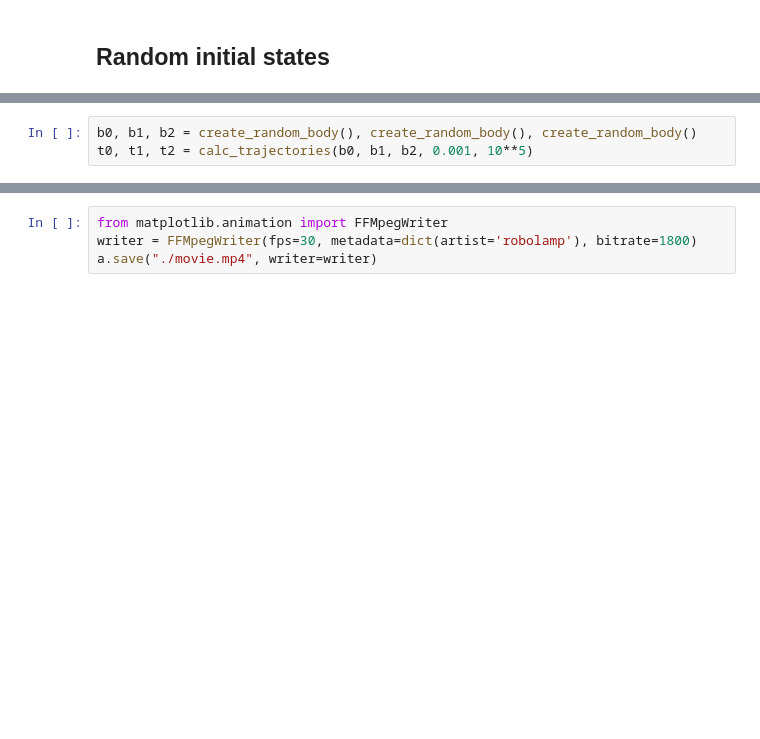
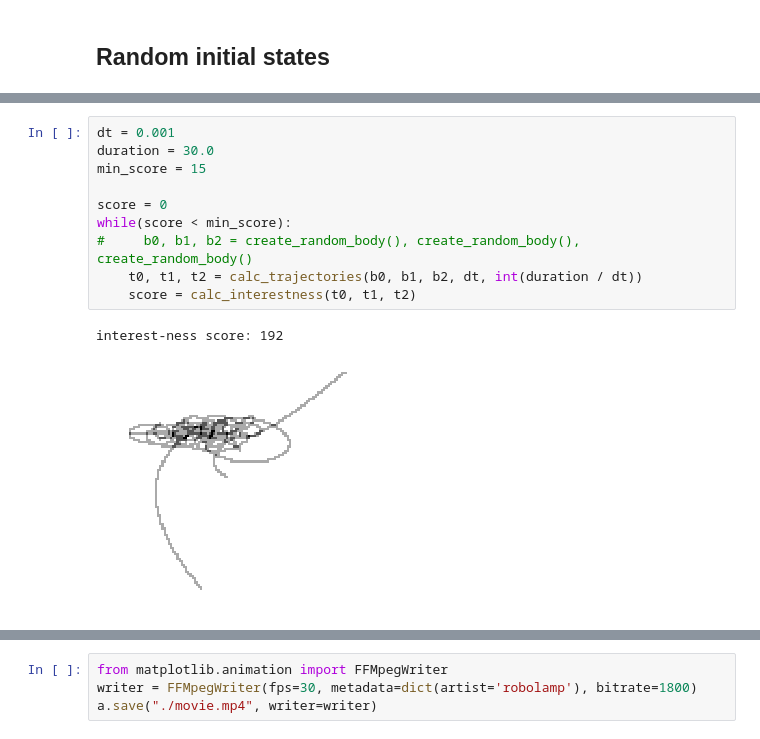
Before and after one commit to robolamp/3_body_problem_bot, a Jupyter notebook: 3_body_problem_physics_proof_of_concept.ipynb, the cells around one changed output, grey strips where cells are left out. Cells and saved outputs as stored; diff of their text form; blank space fills up the shorter version.

```diff
--- a/3_body_problem_physics_proof_of_concept.ipynb
+++ b/3_body_problem_physics_proof_of_concept.ipynb
@@ -176,6 +206,16 @@ def create_random_body():
 # %%
-b0, b1, b2 = create_random_body(), create_random_body(), create_random_body()
-t0, t1, t2 = calc_trajectories(b0, b1, b2, 0.001, 10**5)
+dt = 0.001
+duration = 30.0
+min_score = 15
+
+score = 0
+while(score < min_score):
+#     b0, b1, b2 = create_random_body(), create_random_body(), create_random_body()
+    t0, t1, t2 = calc_trajectories(b0, b1, b2, dt, int(duration / dt))
+    score = calc_interestness(t0, t1, t2)
+# %% [output]
+interest-ness score: 192
+[figure, added]
 # %%
 draw_trajectories(t0, t1, t2, b0, b1, b2)
 # %% [output]
```
Also changed, not shown: parts of 5 cells of this notebook.
